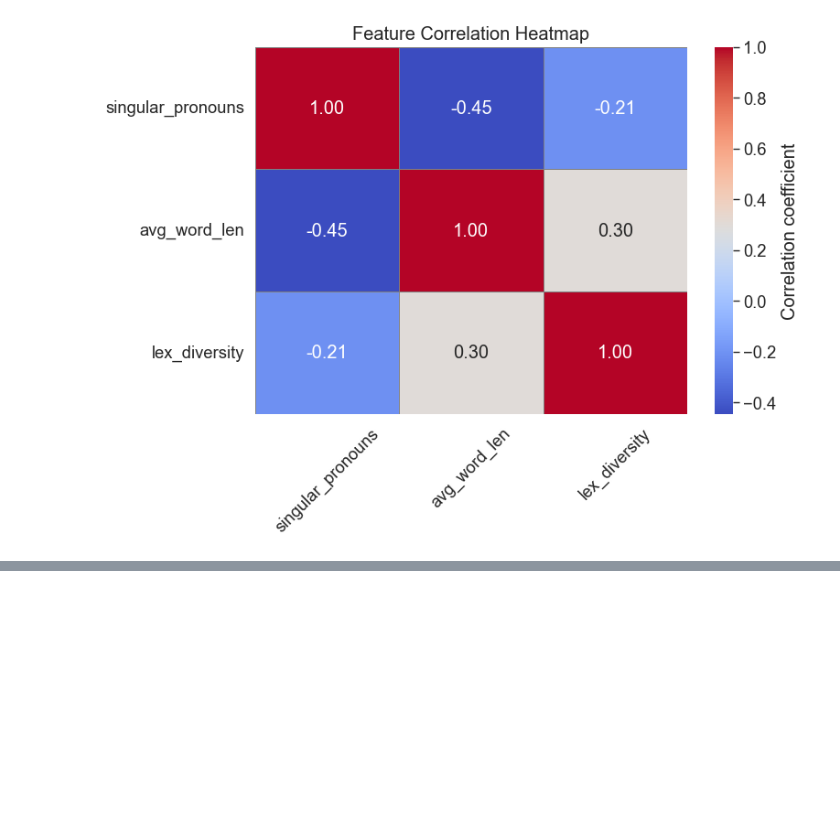
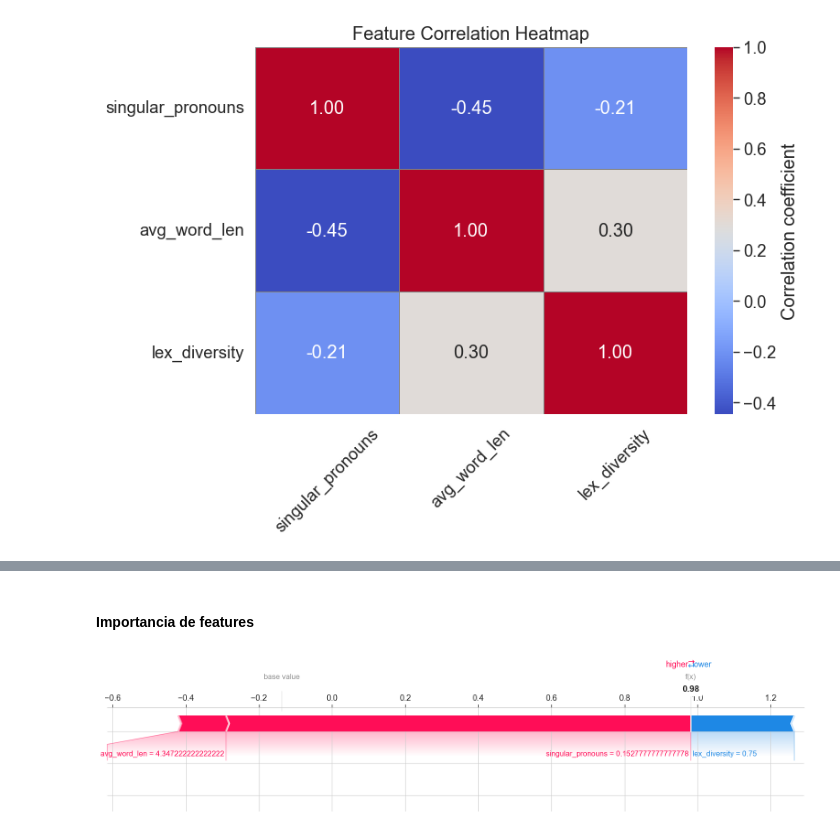
Before and after one commit to fjmoyao/depression_detection, a Jupyter notebook: src/Feature Exploration.ipynb, the cells around one changed output, grey strips where cells are left out. Saved outputs shown, nothing was run; the diff lists cells and outputs as text; code cells hidden in the pictures; blank space fills up the shorter version.

```diff
--- a/src/Feature Exploration.ipynb
+++ b/src/Feature Exploration.ipynb
@@ -79,0 +166,16 @@ TypeError: only integer scalar arrays can be converted to a scalar index
+# %% [markdown]
+#### **Importancia de features**
+# %%
+#Se separan los datos y se entrena un modelo
+X_train, X_test, y_train, y_test = train_test_split(X, y, test_size=0.2, random_state=42)
+model = xgb.XGBClassifier().fit(X_train, y_train)
+# %%
+# Crear el objeto Explainer
+explainer = shap.Explainer(model, X_train)
+# Calcular SHAP values
+shap_values = explainer(X_test)
+# %%
+# Visualizar el primer prediccion
+shap.plots.force(shap_values[10], matplotlib=True)
+# %% [output]
+[figure, added]
```
Also changed, not shown: parts of 13 cells of this notebook.
